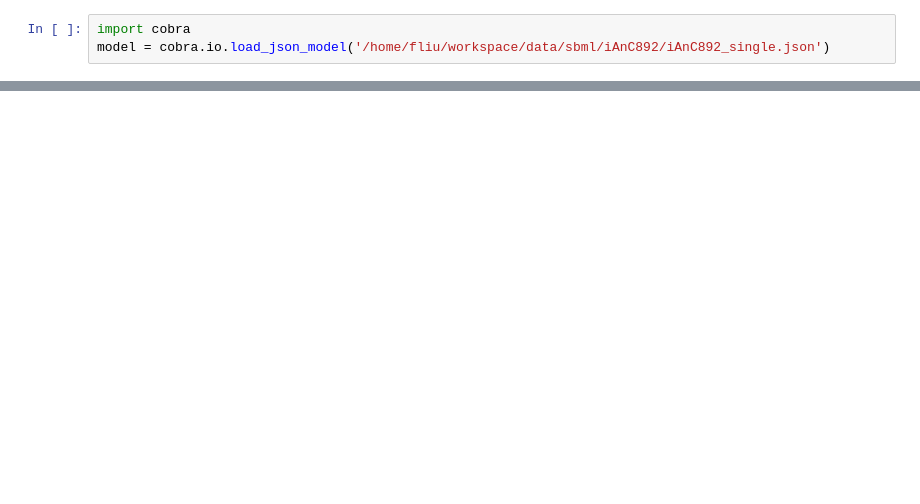
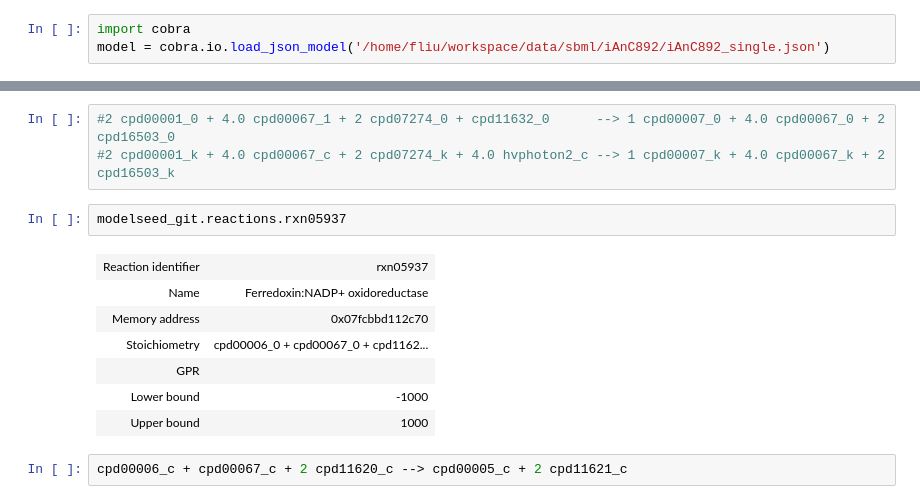
Before and after one commit to ModelSEED/ModelSEEDpy, a Jupyter notebook: examples/Model Reconstruction/Biochem.ipynb, the cells around one changed output, grey strips where cells are left out. Saved outputs shown, nothing was run; the diff lists cells and outputs as text; blank space fills up the shorter version.

```diff
--- a/examples/Model Reconstruction/Biochem.ipynb
+++ b/examples/Model Reconstruction/Biochem.ipynb
@@ -207,0 +432,15 @@ rxn16344 2.0 H+ + trdox + 2.0 Reducedferredoxin <=> trdrd + 2.0 Oxidizedferredox
+# %%
+#2 cpd00001_0 + 4.0 cpd00067_1 + 2 cpd07274_0 + cpd11632_0      --> 1 cpd00007_0 + 4.0 cpd00067_0 + 2 cpd16503_0
+#2 cpd00001_k + 4.0 cpd00067_c + 2 cpd07274_k + 4.0 hvphoton2_c --> 1 cpd00007_k + 4.0 cpd00067_k + 2 cpd16503_k
+# %%
+modelseed_git.reactions.rxn05937
+# %% [output]
+| Reaction identifier | rxn05937 |
+| Name | Ferredoxin:NADP+ oxidoreductase |
+| Memory address | 0x07fcbbd112c70 |
+| Stoichiometry | cpd00006_0 + cpd00067_0 + cpd1162... |
+| GPR |  |
+| Lower bound | -1000 |
+| Upper bound | 1000 |
+# %%
+cpd00006_c + cpd00067_c + 2 cpd11620_c --> cpd00005_c + 2 cpd11621_c
```
Also changed, not shown: parts of 21 cells of this notebook, 2 other files.
